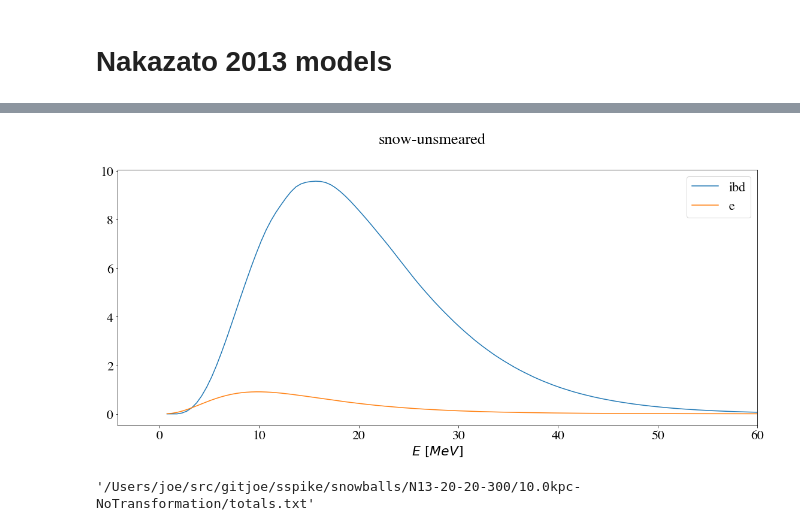
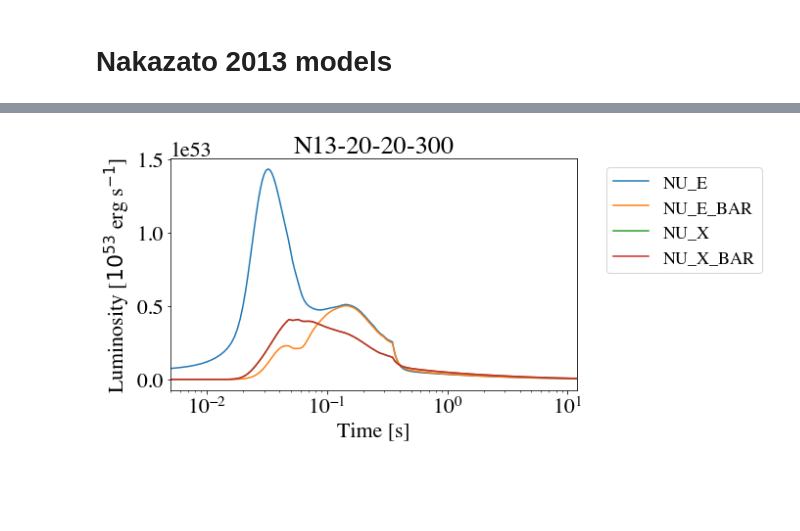
Before and after one commit to joesmolsky/sspike, a Jupyter notebook: notebooks/Nakazato_2013.ipynb, the cells around one changed output, grey strips where cells are left out. Saved outputs shown, nothing was run; the diff lists cells and outputs as text; code cells hidden in the pictures; blank space fills up the shorter version.

```diff
--- a/notebooks/Nakazato_2013.ipynb
+++ b/notebooks/Nakazato_2013.ipynb
@@ -35,11 +14,8 @@ beer.draw(sspikes[0], channels=basic_chans)
-# %%
-unsmeared_path = snowflakes[0]
-snow_chans = detector.snow_channels[:7]
-beer.draw(unsmeared_path, channels=snow_chans)
-# %% [output]
-[figure, removed]
-# %%
-tab = beer.tab(sb)
-tab
-# %% [output]
-'/Users/joe/src/gitjoe/sspike/snowballs/N13-20-20-300/10.0kpc-NoTransformation/totals.txt'
+# %%
+detector = Detector('kamland')
+sn = Supernova(model, progenitor, transformation, distance)
+# %%
+lum = pnut.get_luminosities(sn)
+beer.plot_luminosities(sn, lum)
+# %% [output]
+[figure, added]
```
Also changed, not shown: parts of 9 cells of this notebook, 2 other files.
